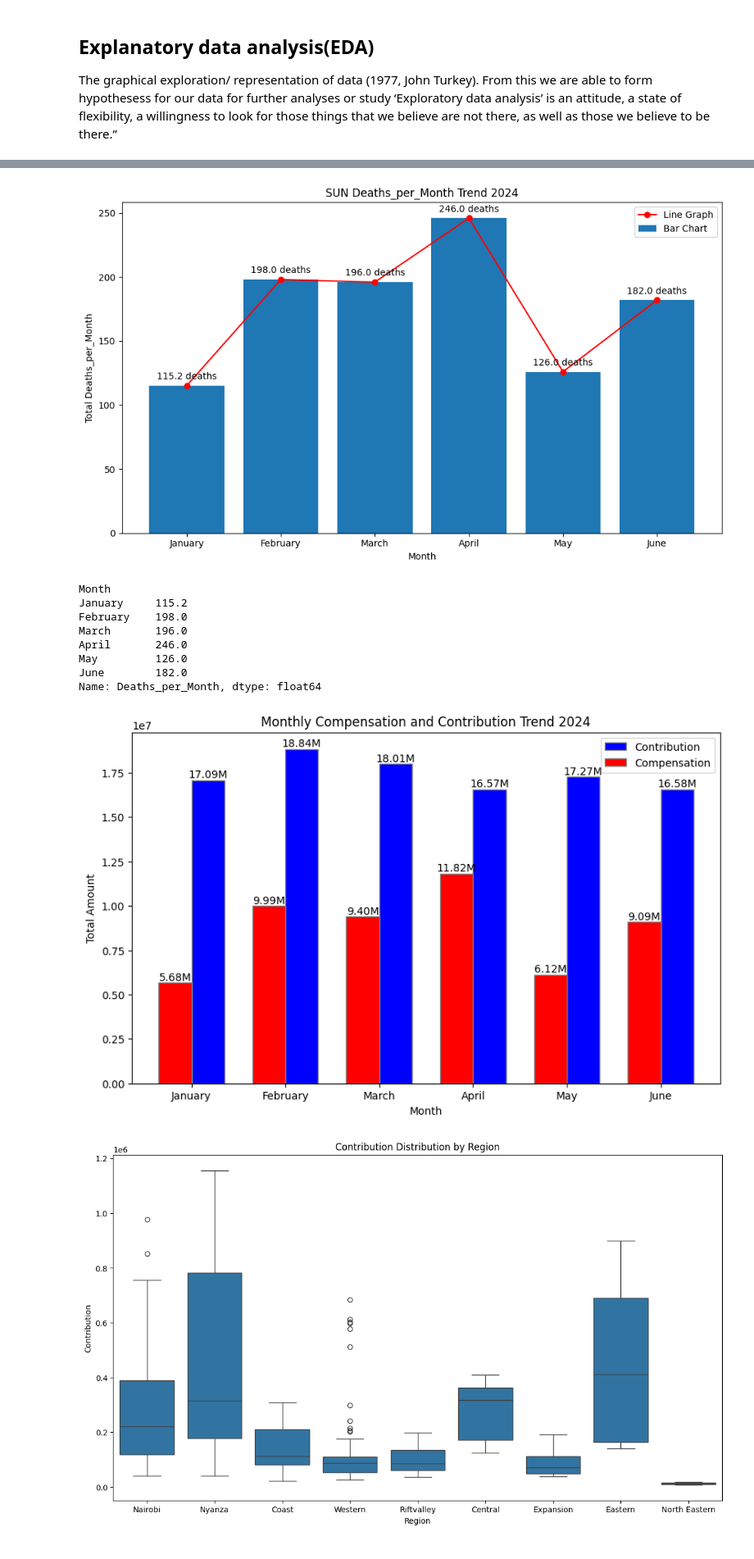
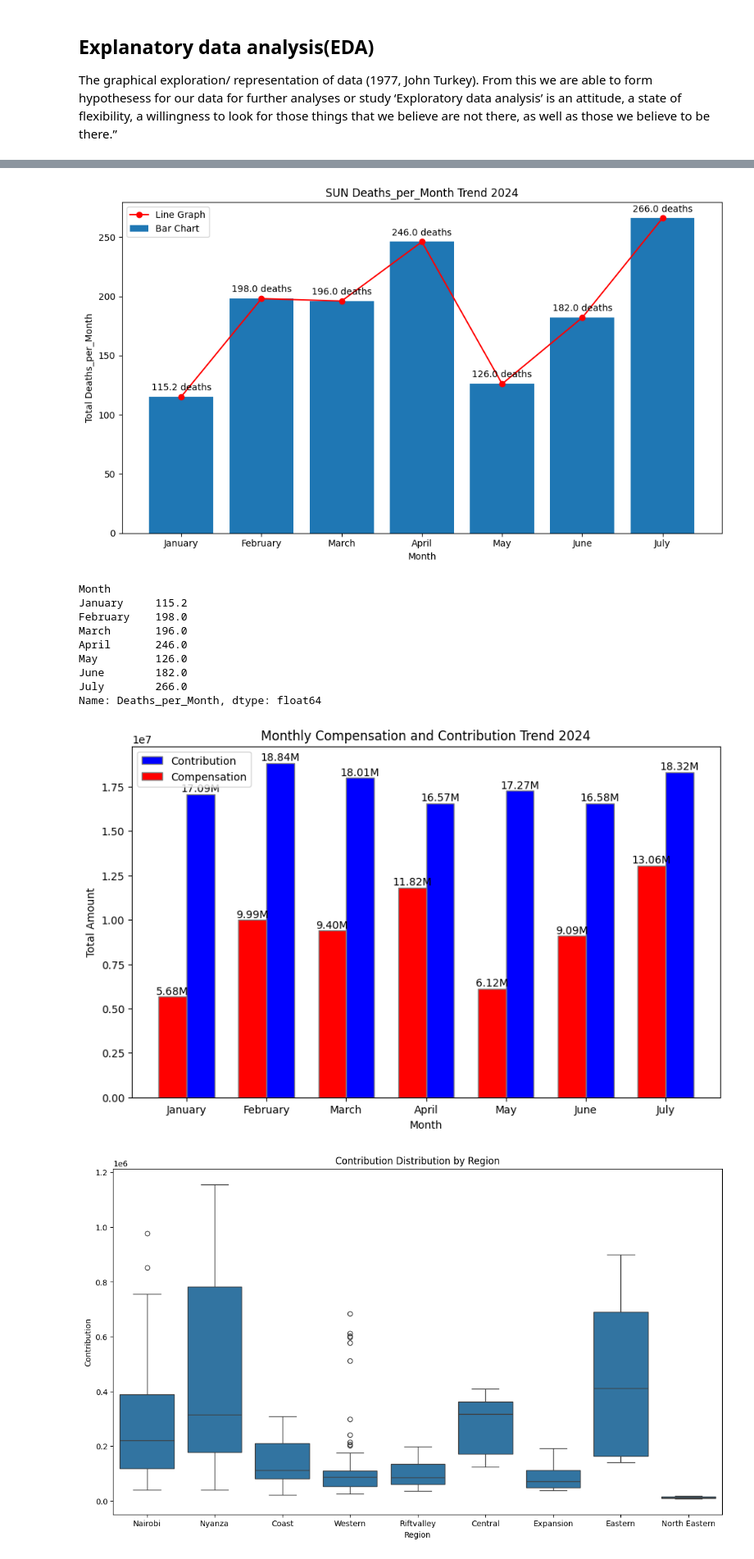
Before and after one commit to stevejj4/SHOFCO-SUN, a Jupyter notebook: SUN_Report.ipynb, the cells around one changed output, grey strips where cells are left out. Shown: that part at 82% size. Saved outputs shown, nothing was run; the diff lists cells and outputs as text; code cells hidden in the pictures.

Commit message:
More on July report

```diff
--- a/SUN_Report.ipynb
+++ b/SUN_Report.ipynb
@@ -156,7 +158,7 @@ import matplotlib.pyplot as plt
 monthly_compensation = df.groupby('Month')['Compensation'].sum()
 
 # Ensure months are in the correct order (January to June)
-month_order = ['January', 'February', 'March', 'April', 'May', 'June']
+month_order = ['January', 'February', 'March', 'April', 'May', 'June', 'July']
 monthly_compensation = monthly_compensation.reindex(month_order)
 
 # Create a figure and axes
@@ -184,7 +186,7 @@ plt.show()
 monthly_Contribution = df.groupby('Month')['Contribution'].sum()
 
 # Ensure months are in the correct order (January to May)
-month_order = ['January', 'February', 'March', 'April', 'May', 'June']
+month_order = ['January', 'February', 'March', 'April', 'May', 'June','July']
 monthly_Contribution = monthly_Contribution.reindex(month_order)
 
 # Create a figure and axes
@@ -218,7 +220,7 @@ plt.show()
 monthly_Deaths_per_Month = df.groupby('Month')['Deaths_per_Month'].sum()
 
 # Ensure months are in the correct order (January to May)
-month_order = ['January', 'February', 'March', 'April', 'May', 'June']
+month_order = ['January', 'February', 'March', 'April', 'May', 'June', 'July']
 monthly_Deaths_per_Month = monthly_Deaths_per_Month.reindex(month_order)
 
 # Create a figure and axes
@@ -246,7 +248,7 @@ ax.legend()
 plt.tight_layout()
 plt.show()
 # %% [output]
-[figure, old version]
+[figure, new version]
 # %%
 monthly_Deaths_per_Month.T
 # %% [output]
@@ -257,50 +259,51 @@ March       196.0
 April       246.0
 May         126.0
 June        182.0
+July        266.0
 Name: Deaths_per_Month, dtype: float64
 # %%
 import matplotlib.pyplot as plt
 import numpy as np
 
-# Group the data by month and calculate the total compensation and contribution for each month
+# Grouping the data by month and calculate the total compensation and contribution for each month
 monthly_compensation = df.groupby('Month')['Compensation'].sum()
 monthly_contribution = df.groupby('Month')['Contribution'].sum()
 
 # Ensure months are in the correct order (January to May)
-month_order = ['January', 'February', 'March', 'April', 'May', 'June']
+month_order = ['January', 'February', 'March', 'April', 'May', 'June', 'July']
 monthly_compensation = monthly_compensation.reindex(month_order)
 monthly_contribution = monthly_contribution.reindex(month_order)
 
 # Set the width of the bars
 bar_width = 0.35
 
 # Set the positions of the bars on the x-axis
 r1 = np.arange(len(monthly_compensation))
 r2 = [x + bar_width for x in r1]
 
 # Create the plot
 fig, ax = plt.subplots(figsize=(10, 6))
 bars1 = ax.bar(r2, monthly_contribution.values, color='blue', width=bar_width, edgecolor='grey', label='Contribution')
 bars2 = ax.bar(r1, monthly_compensation.values, color='red', width=bar_width, edgecolor='grey', label='Compensation')
 
 
 # Add labels, title, and legend
 ax.set_xlabel('Month')
 ax.set_ylabel('Total Amount')
 ax.set_title('Monthly Compensation and Contribution Trend 2024')
 ax.set_xticks([r + bar_width/2 for r in range(len(monthly_compensation))])
 ax.set_xticklabels(monthly_compensation.index)
 ax.legend()
 
 # Add labels on top of each bar
 for bar in bars1 + bars2:
     yval = bar.get_height()
     ax.text(bar.get_x() + bar.get_width()/2, yval + 5, f'{yval/1_000_000:.2f}M', ha='center', va='bottom')
 
 # Display the plot
 plt.show()
 # %% [output]
-[figure, old version]
+[figure, new version]
 # %%
 # Distribution
 # Contribution Distribution by Region
```
Also changed, not shown: parts of 4 cells of this notebook.
